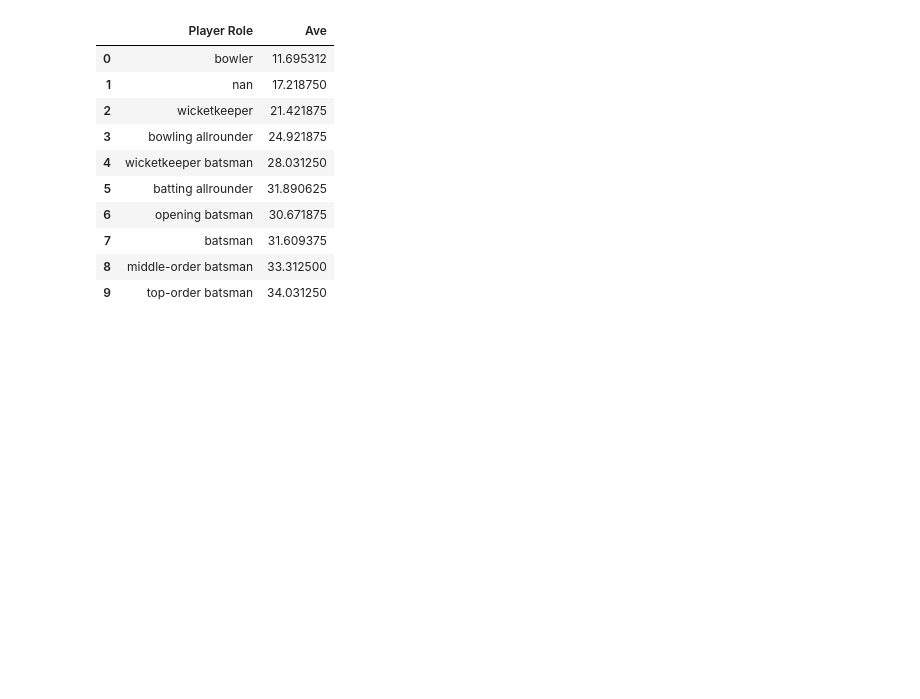
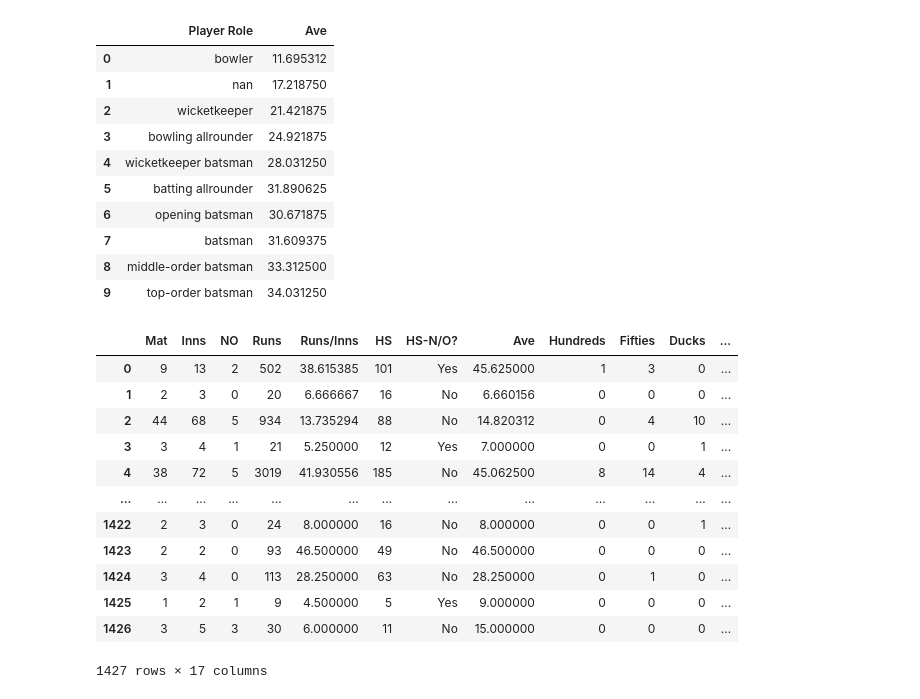
Before and after one commit to rushilg99/cricketbattingStats, a Jupyter notebook: battingstatsRF.ipynb, the cells around one changed output. Drawn from its saved outputs; the diff is of its cells as text; code cells hidden in the pictures; blank space fills up the shorter version.

```diff
--- a/battingstatsRF.ipynb
+++ b/battingstatsRF.ipynb
@@ -731,3 +731,29 @@ dfNew.groupby("Player Role", as_index=False)["Ave"].mean()
 # %%
 # One Hot Encoding could help distinguish bowlers, wicketkeepers and batsmen. Probably won't offer any help distinguishing smaller categories.
 # Try One Hot Encoding on Player Role and Batting Style
+# %%
+# The vast majority of these players haven't played too many games - so perhaps add a column to the original set for Runs/Inns
+dfNew2 = df.copy()
+
+runsPerInns = pd.Series([],dtype="float64")
+for index in range(len(dfNew2)):
+    runsPerInns[index] = float(dfNew2.Runs[index])/dfNew2.Inns[index]
+
+dfNew2.insert(dfNew2.columns.get_loc("Runs")+1,"Runs/Inns",runsPerInns)
+dfNew2["Runs/Inns"] = dfNew2["Runs/Inns"].fillna(0.0)
+
+dfNew2
+# %% [output]
+|  | Mat | Inns | NO | Runs | Runs/Inns | HS | HS-N/O? | Ave | Hundreds | Fifties | Ducks | ... |
+| 0 | 9 | 13 | 2 | 502 | 38.615385 | 101 | Yes | 45.625000 | 1 | 3 | 0 | ... |
+| 1 | 2 | 3 | 0 | 20 | 6.666667 | 16 | No | 6.660156 | 0 | 0 | 0 | ... |
+| 2 | 44 | 68 | 5 | 934 | 13.735294 | 88 | No | 14.820312 | 0 | 4 | 10 | ... |
+| 3 | 3 | 4 | 1 | 21 | 5.250000 | 12 | Yes | 7.000000 | 0 | 0 | 1 | ... |
+| 4 | 38 | 72 | 5 | 3019 | 41.930556 | 185 | No | 45.062500 | 8 | 14 | 4 | ... |
+| ... | ... | ... | ... | ... | ... | ... | ... | ... | ... | ... | ... | ... |
+| 1422 | 2 | 3 | 0 | 24 | 8.000000 | 16 | No | 8.000000 | 0 | 0 | 1 | ... |
+| 1423 | 2 | 2 | 0 | 93 | 46.500000 | 49 | No | 46.500000 | 0 | 0 | 0 | ... |
+| 1424 | 3 | 4 | 0 | 113 | 28.250000 | 63 | No | 28.250000 | 0 | 1 | 0 | ... |
+| 1425 | 1 | 2 | 1 | 9 | 4.500000 | 5 | Yes | 9.000000 | 0 | 0 | 0 | ... |
+| 1426 | 3 | 5 | 3 | 30 | 6.000000 | 11 | No | 15.000000 | 0 | 0 | 0 | ... |
+1427 rows × 17 columns
```
Also changed, not shown: parts of 17 cells of this notebook.
